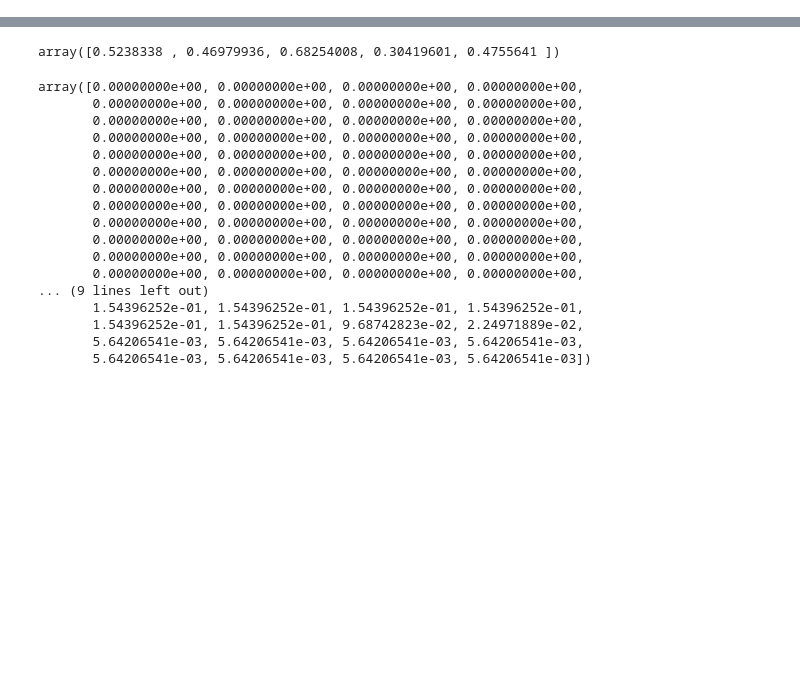
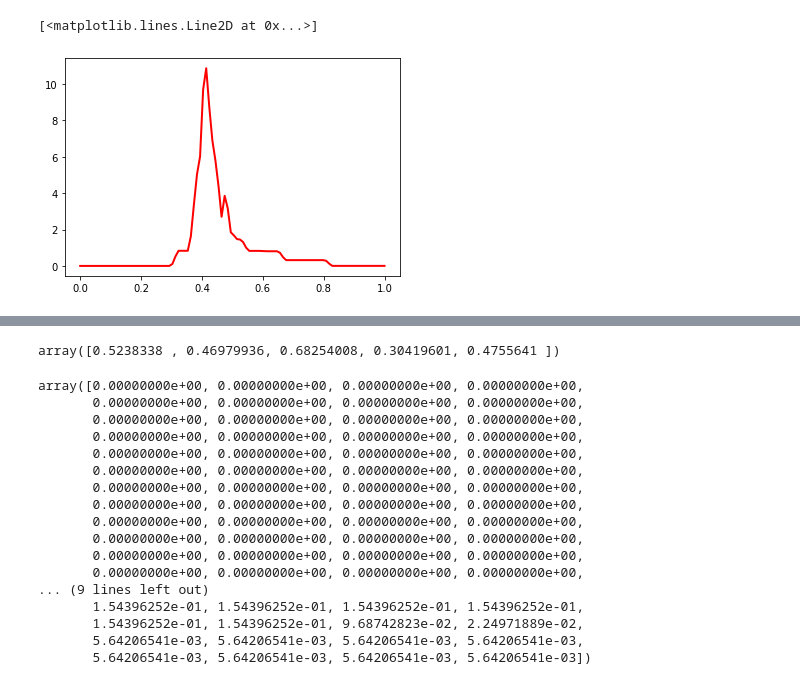
Before and after one commit to ujohn33/Predict-Optimize-Revise, a Jupyter notebook: notebooks/pdf_from_quantiles.ipynb, the cells around one changed output, grey strips where cells are left out. Drawn from its saved outputs; the diff is of its cells as text; code cells hidden in the pictures; blank space fills up the shorter version.

```diff
--- a/notebooks/pdf_from_quantiles.ipynb
+++ b/notebooks/pdf_from_quantiles.ipynb
@@ -84,0 +97,8 @@ files
+# %%
+# calculate the derivative of the CDF to obtain an estimate of the PDF
+dx = x[1] - x[0]
+pdf = np.gradient(cdf(x), dx)
+plt.plot(x, pdf, 'r-', lw=2)
+# %% [output]
+[<matplotlib.lines.Line2D at 0x...>]
+[figure, added]
```
Also changed, not shown: parts of 13 cells of this notebook, 26 other files.
